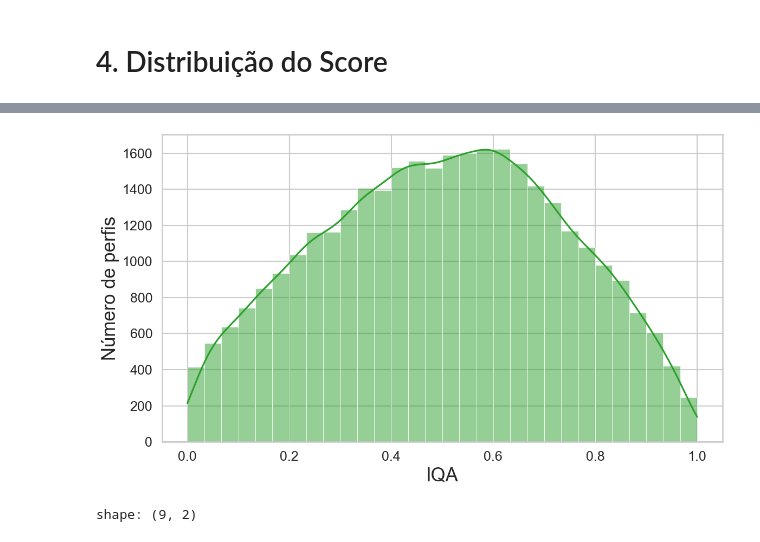
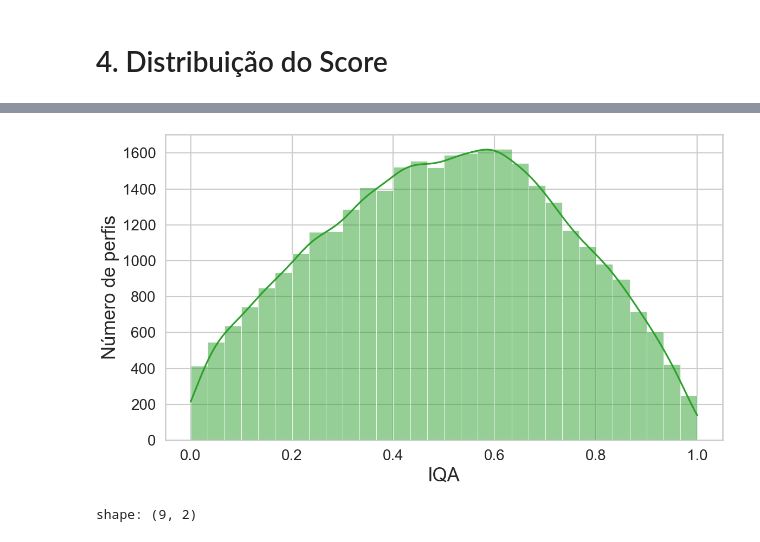
Before and after one commit to Davi-SC/audience-quality-score, a Jupyter notebook: validacao_hipoteses.ipynb, the cells around one changed output, grey strips where cells are left out. Cells and saved outputs as stored; diff of their text form; code cells hidden in the pictures.

```diff
--- a/validacao_hipoteses.ipynb
+++ b/validacao_hipoteses.ipynb
@@ -671,32 +825,32 @@ Pares adjacentes (p < 0.05 = separação confirmada):
 # %%
 fig, ax = plt.subplots(figsize=(12, 7))
 
 sns.histplot(
     perfis["score_audiencia"],
     bins=30,
     kde=True,
     ax=ax,
     color="#2ca02c",
     edgecolor="white",
     linewidth=0.5,
 )
 
 ax.set_xlabel("IQA", fontsize=25)
 ax.set_ylabel("Número de perfis", fontsize=25)
 
-ax.tick_params(axis="both", labelsize=18)
+ax.tick_params(axis="both", labelsize=20)
 
 plt.tight_layout()
 
 plt.savefig(
     "output/fig_histograma_score.png",
     dpi=300,
     bbox_inches="tight"
 )
 
 plt.show()
 # %% [output]
-[figure, old version]
+[figure, new version]
 # %%
 perfis["score_audiencia"].describe()
 # %% [output]
```
Also changed, not shown: parts of 10 cells of this notebook, 2 other files.
